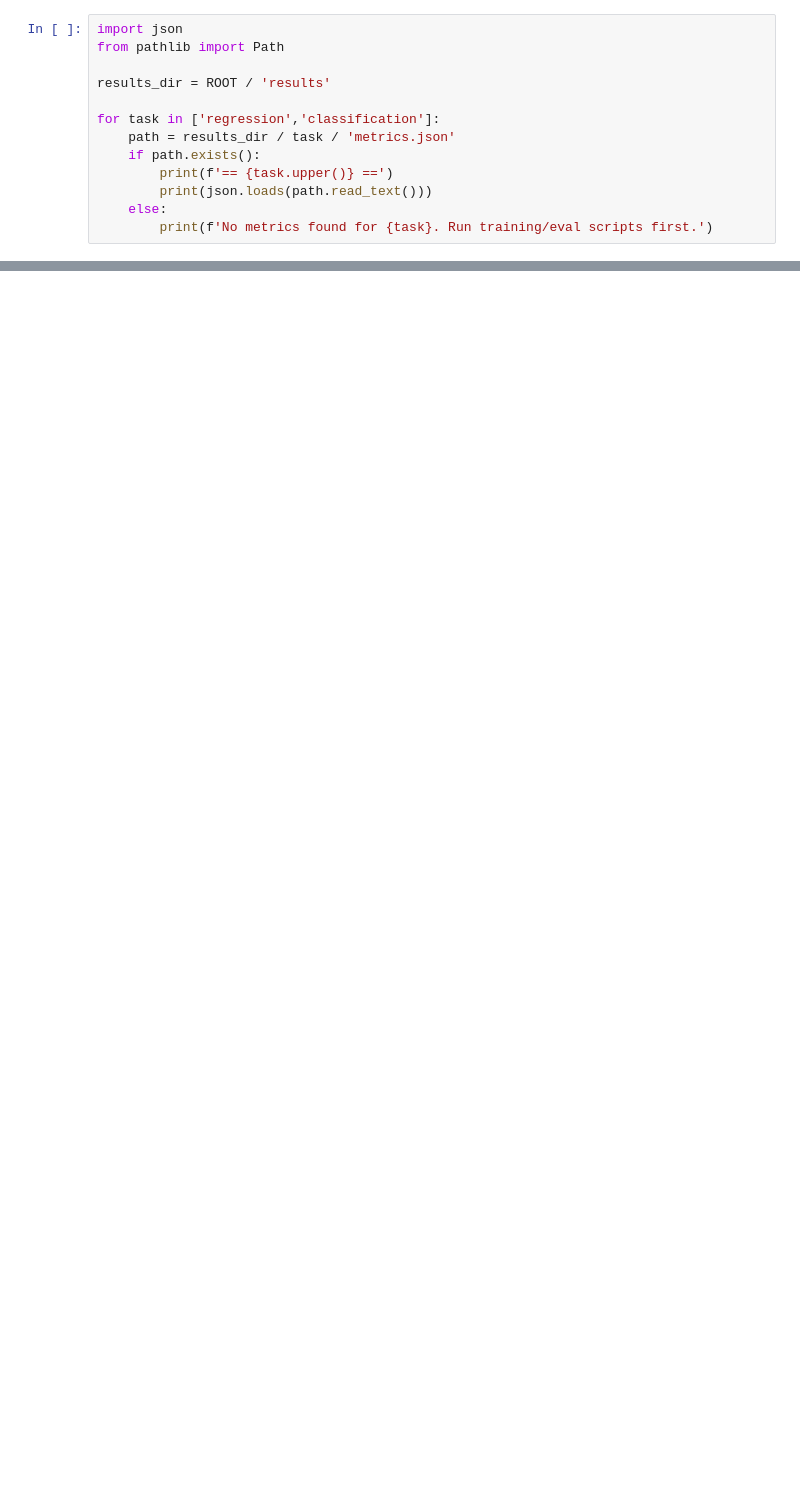
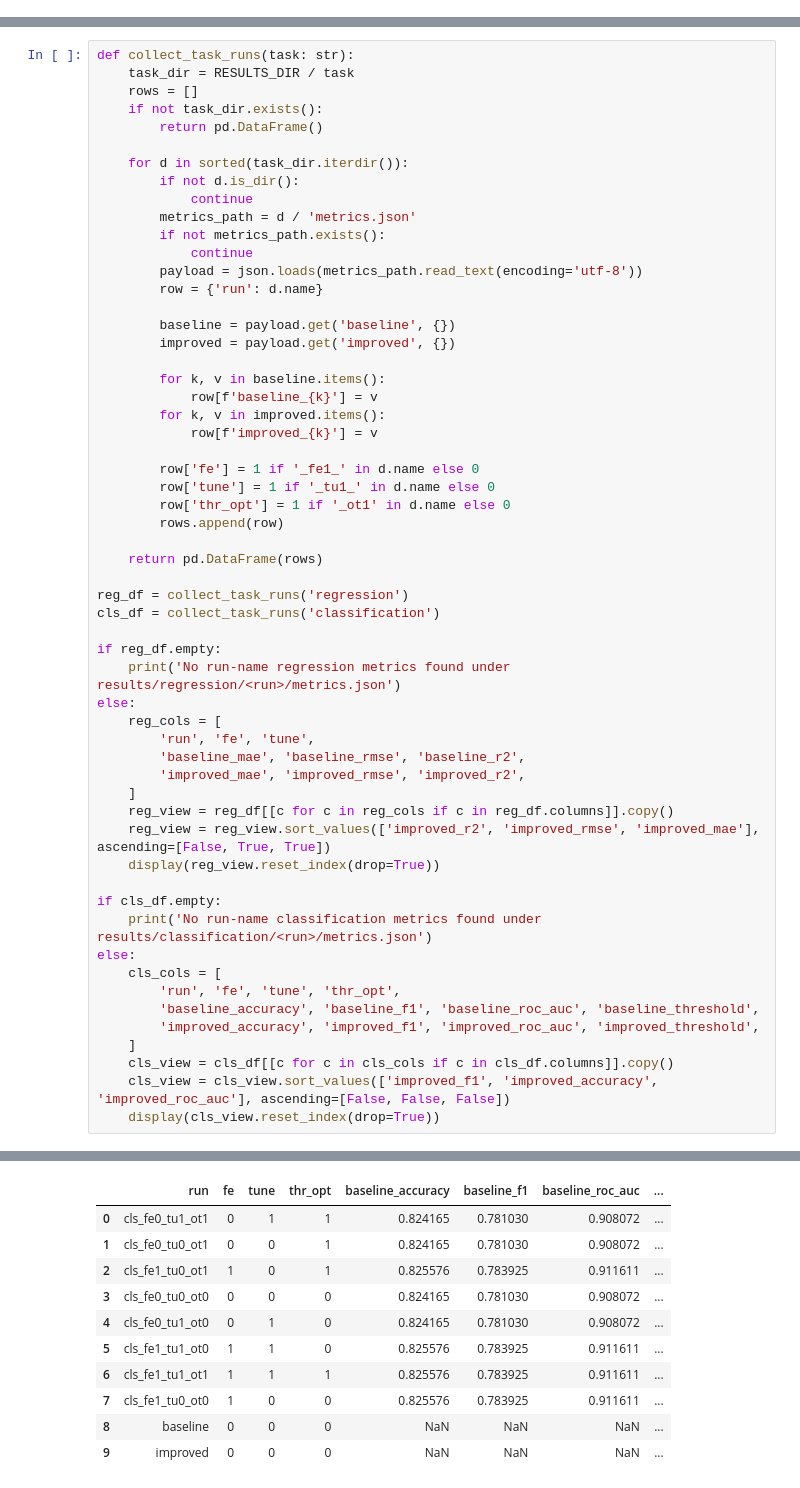
Before and after one commit to KianShokraneh/AI-FinalProject-Spotify, a Jupyter notebook: notebooks/phase-2_results.ipynb, the cells around one changed output, grey strips where cells are left out. Cells and saved outputs as stored; diff of their text form; blank space fills up the shorter version.

```diff
--- a/notebooks/phase-2_results.ipynb
+++ b/notebooks/phase-2_results.ipynb
@@ -20,13 +28,0 @@ Project root: C:\Users\K.Shokraneh\Projs\ML\Spotify
-# %%
-import json
-from pathlib import Path
-
-results_dir = ROOT / 'results'
-
-for task in ['regression','classification']:
-    path = results_dir / task / 'metrics.json'
-    if path.exists():
-        print(f'== {task.upper()} ==')
-        print(json.loads(path.read_text()))
-    else:
-        print(f'No metrics found for {task}. Run training/eval scripts first.')
@@ -41,0 +52,58 @@ Check `results/**/figures/` for plots (ROC curve, confusion matrix, residuals).
+# %%
+def collect_task_runs(task: str):
+    task_dir = RESULTS_DIR / task
+    rows = []
+    if not task_dir.exists():
+        return pd.DataFrame()
+
+    for d in sorted(task_dir.iterdir()):
+        if not d.is_dir():
+            continue
+        metrics_path = d / 'metrics.json'
+        if not metrics_path.exists():
+            continue
+        payload = json.loads(metrics_path.read_text(encoding='utf-8'))
+        row = {'run': d.name}
+
+        baseline = payload.get('baseline', {})
+        improved = payload.get('improved', {})
+
+        for k, v in baseline.items():
+            row[f'baseline_{k}'] = v
+        for k, v in improved.items():
+            row[f'improved_{k}'] = v
+
+        row['fe'] = 1 if '_fe1_' in d.name else 0
+        row['tune'] = 1 if '_tu1_' in d.name else 0
+        row['thr_opt'] = 1 if '_ot1' in d.name else 0
+        rows.append(row)
+
+    return pd.DataFrame(rows)
+
+reg_df = collect_task_runs('regression')
+cls_df = collect_task_runs('classification')
+
+if reg_df.empty:
+    print('No run-name regression metrics found under results/regression/<run>/metrics.json')
+else:
+    reg_cols = [
+        'run', 'fe', 'tune',
+        'baseline_mae', 'baseline_rmse', 'baseline_r2',
+        'improved_mae', 'improved_rmse', 'improved_r2',
+    ]
+    reg_view = reg_df[[c for c in reg_cols if c in reg_df.columns]].copy()
+    reg_view = reg_view.sort_values(['improved_r2', 'improved_rmse', 'improved_mae'], ascending=[False, True, True])
+    display(reg_view.reset_index(drop=True))
+
+if cls_df.empty:
+    print('No run-name classification metrics found under results/classification/<run>/metrics.json')
+else:
+    cls_cols = [
+        'run', 'fe', 'tune', 'thr_opt',
+        'baseline_accuracy', 'baseline_f1', 'baseline_roc_auc', 'baseline_threshold',
+        'improved_accuracy', 'improved_f1', 'improved_roc_auc', 'improved_threshold',
+    ]
+    cls_view = cls_df[[c for c in cls_cols if c in cls_df.columns]].copy()
+    cls_view = cls_view.sort_values(['improved_f1', 'improved_accuracy', 'improved_roc_auc'], ascending=[False, False, False])
+    display(cls_view.reset_index(drop=True))
+# %% [output]
@@ -41,0 +117,11 @@ Check `results/**/figures/` for plots (ROC curve, confusion matrix, residuals).
+|  | run | fe | tune | thr_opt | baseline_accuracy | baseline_f1 | baseline_roc_auc | ... |
+| 0 | cls_fe0_tu1_ot1 | 0 | 1 | 1 | 0.824165 | 0.781030 | 0.908072 | ... |
+| 1 | cls_fe0_tu0_ot1 | 0 | 0 | 1 | 0.824165 | 0.781030 | 0.908072 | ... |
+| 2 | cls_fe1_tu0_ot1 | 1 | 0 | 1 | 0.825576 | 0.783925 | 0.911611 | ... |
+| 3 | cls_fe0_tu0_ot0 | 0 | 0 | 0 | 0.824165 | 0.781030 | 0.908072 | ... |
+| 4 | cls_fe0_tu1_ot0 | 0 | 1 | 0 | 0.824165 | 0.781030 | 0.908072 | ... |
+| 5 | cls_fe1_tu1_ot0 | 1 | 1 | 0 | 0.825576 | 0.783925 | 0.911611 | ... |
+| 6 | cls_fe1_tu1_ot1 | 1 | 1 | 1 | 0.825576 | 0.783925 | 0.911611 | ... |
+| 7 | cls_fe1_tu0_ot0 | 1 | 0 | 0 | 0.825576 | 0.783925 | 0.911611 | ... |
+| 8 | baseline | 0 | 0 | 0 | NaN | NaN | NaN | ... |
+| 9 | improved | 0 | 0 | 0 | NaN | NaN | NaN | ... |
```
Also changed, not shown: parts of 13 cells of this notebook.
